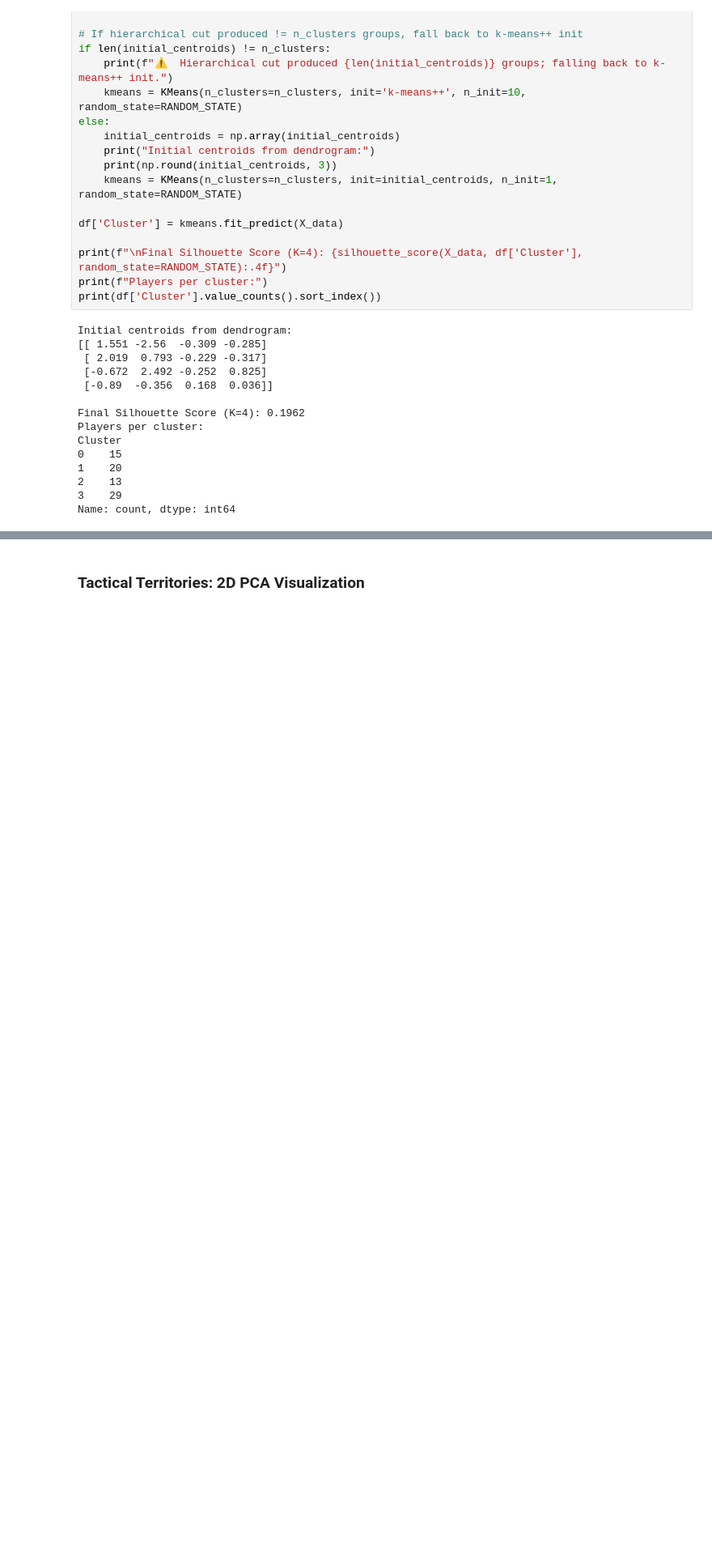
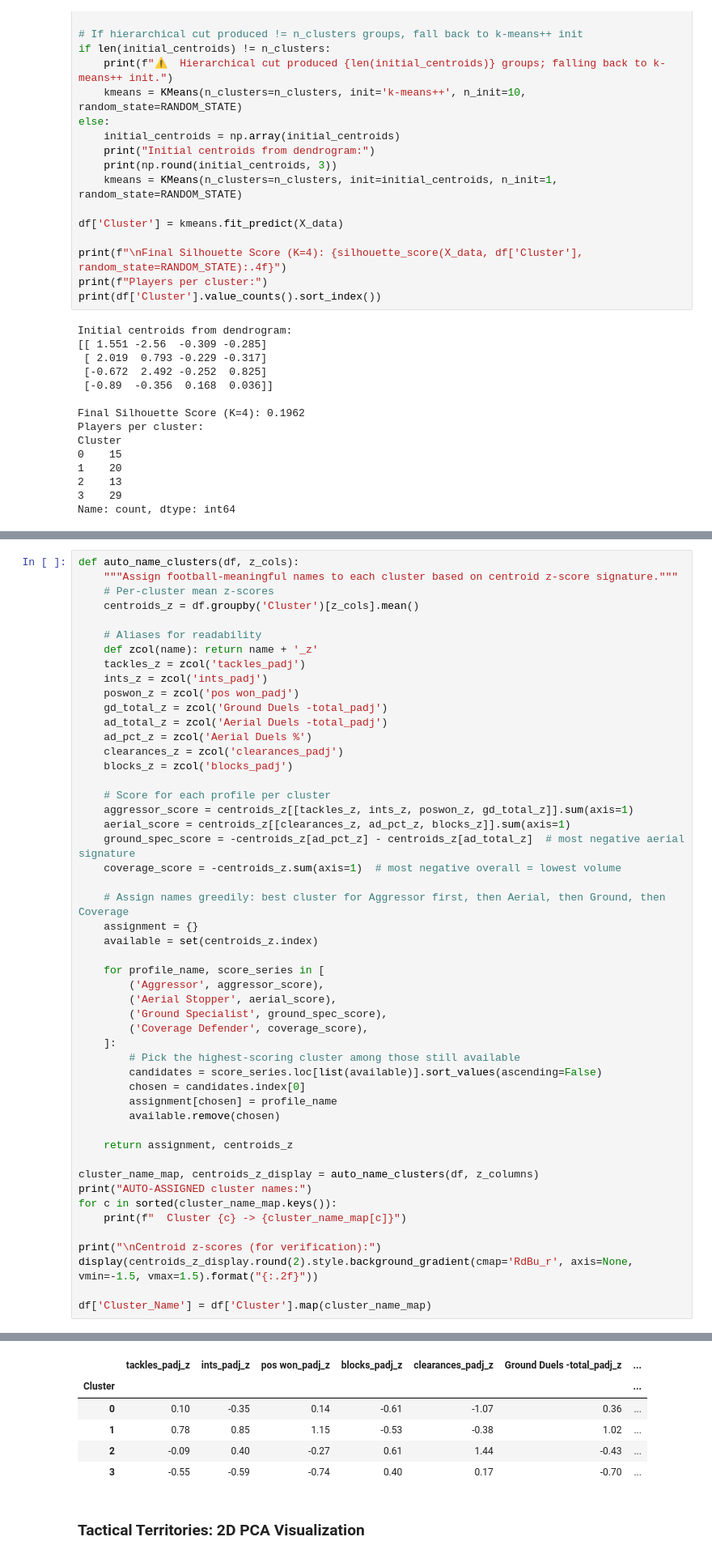
Before and after one commit to matteovezzoli/SerieA-DefensiveScouting-Engine, a Jupyter notebook: Clustering_defenders_SerieA.ipynb, the cells around one changed output, grey strips where cells are left out. Shown at 81% size. Drawn from its saved outputs; the diff is of its cells as text; blank space fills up the shorter version.

```diff
--- a/Clustering_defenders_SerieA.ipynb
+++ b/Clustering_defenders_SerieA.ipynb
@@ -751,0 +706,51 @@ df['Cluster_Name'] = df['Cluster'].map(cluster_name_map)
+# %%
+def auto_name_clusters(df, z_cols):
+    """Assign football-meaningful names to each cluster based on centroid z-score signature."""
+    # Per-cluster mean z-scores
+    centroids_z = df.groupby('Cluster')[z_cols].mean()
+
+    # Aliases for readability
+    def zcol(name): return name + '_z'
+    tackles_z = zcol('tackles_padj')
+    ints_z = zcol('ints_padj')
+    poswon_z = zcol('pos won_padj')
+    gd_total_z = zcol('Ground Duels -total_padj')
+    ad_total_z = zcol('Aerial Duels -total_padj')
+    ad_pct_z = zcol('Aerial Duels %')
+    clearances_z = zcol('clearances_padj')
+    blocks_z = zcol('blocks_padj')
+
+    # Score for each profile per cluster
+    aggressor_score = centroids_z[[tackles_z, ints_z, poswon_z, gd_total_z]].sum(axis=1)
+    aerial_score = centroids_z[[clearances_z, ad_pct_z, blocks_z]].sum(axis=1)
+    ground_spec_score = -centroids_z[ad_pct_z] - centroids_z[ad_total_z]  # most negative aerial signature
+    coverage_score = -centroids_z.sum(axis=1)  # most negative overall = lowest volume
+
+    # Assign names greedily: best cluster for Aggressor first, then Aerial, then Ground, then Coverage
+    assignment = {}
+    available = set(centroids_z.index)
+
+    for profile_name, score_series in [
+        ('Aggressor', aggressor_score),
+        ('Aerial Stopper', aerial_score),
+        ('Ground Specialist', ground_spec_score),
+        ('Coverage Defender', coverage_score),
+    ]:
+        # Pick the highest-scoring cluster among those still available
+        candidates = score_series.loc[list(available)].sort_values(ascending=False)
+        chosen = candidates.index[0]
+        assignment[chosen] = profile_name
+        available.remove(chosen)
+
+    return assignment, centroids_z
+
+cluster_name_map, centroids_z_display = auto_name_clusters(df, z_columns)
+print("AUTO-ASSIGNED cluster names:")
+for c in sorted(cluster_name_map.keys()):
+    print(f"  Cluster {c} -> {cluster_name_map[c]}")
+
+print("\nCentroid z-scores (for verification):")
+display(centroids_z_display.round(2).style.background_gradient(cmap='RdBu_r', axis=None, vmin=-1.5, vmax=1.5).format("{:.2f}"))
+
+df['Cluster_Name'] = df['Cluster'].map(cluster_name_map)
+# %% [output]
@@ -752,3 +764,9 @@ df['Cluster_Name'] = df['Cluster'].map(cluster_name_map)
+|  | tackles_padj_z | ints_padj_z | pos won_padj_z | blocks_padj_z | clearances_padj_z | Ground Duels -total_padj_z | ... |
+| Cluster |  |  |  |  |  |  | ... |
+| 0 | 0.10 | -0.35 | 0.14 | -0.61 | -1.07 | 0.36 | ... |
+| 1 | 0.78 | 0.85 | 1.15 | -0.53 | -0.38 | 1.02 | ... |
+| 2 | -0.09 | 0.40 | -0.27 | 0.61 | 1.44 | -0.43 | ... |
+| 3 | -0.55 | -0.59 | -0.74 | 0.40 | 0.17 | -0.70 | ... |
 # %% [markdown]
 ### Tactical Territories: 2D PCA Visualization
 # %%
```
Also changed, not shown: parts of 14 cells of this notebook, 1 other file.
